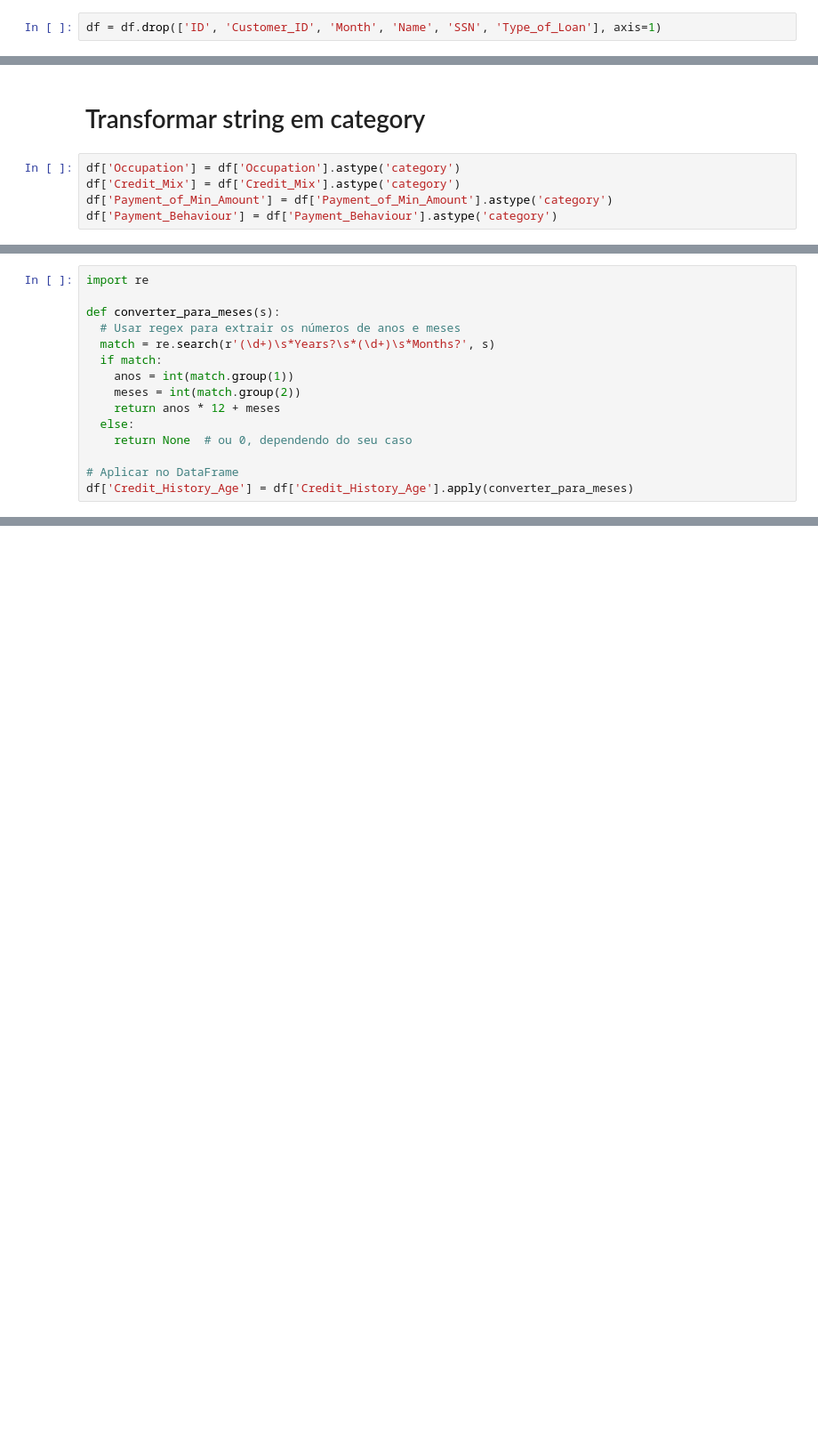
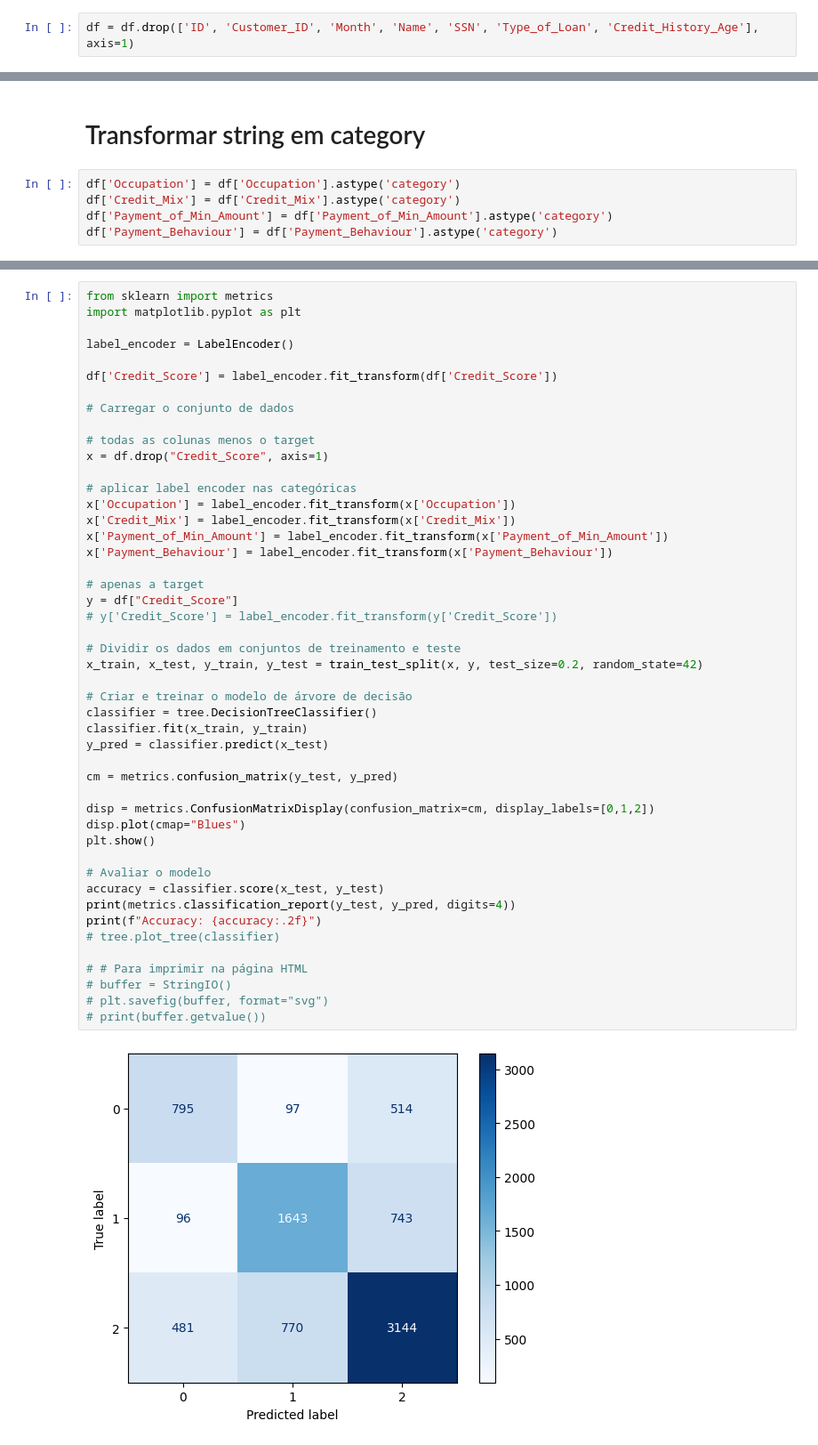
Before and after one commit to akemi-m/machine-learning, a Jupyter notebook: docs/arvore-decisao/decision-tree.ipynb, the cells around one changed output, grey strips where cells are left out. Shown: that part at 89% size. Cells and saved outputs as stored; diff of their text form; blank space fills up the shorter version.

```diff
--- a/docs/arvore-decisao/decision-tree.ipynb
+++ b/docs/arvore-decisao/decision-tree.ipynb
@@ -127,7 +518,7 @@ memory usage: 6.1 MB
 # %% [markdown]
 # Remover colunas que não entram em modelos
 # %%
-df = df.drop(['ID', 'Customer_ID', 'Month', 'Name', 'SSN', 'Type_of_Loan'], axis=1)
+df = df.drop(['ID', 'Customer_ID', 'Month', 'Name', 'SSN', 'Type_of_Loan', 'Credit_History_Age'], axis=1)
 # %%
 df.info()
 # %% [output]
@@ -277,15 +665,0 @@ memory usage: 7.3 MB
-# %%
-import re
-
-def converter_para_meses(s):
-  # Usar regex para extrair os números de anos e meses
-  match = re.search(r'(\d+)\s*Years?\s*(\d+)\s*Months?', s)
-  if match:
-    anos = int(match.group(1))
-    meses = int(match.group(2))
-    return anos * 12 + meses
-  else:
-    return None  # ou 0, dependendo do seu caso
-
-# Aplicar no DataFrame
-df['Credit_History_Age'] = df['Credit_History_Age'].apply(converter_para_meses)
@@ -291,0 +674,49 @@ df['Credit_History_Age'] = df['Credit_History_Age'].apply(converter_para_meses)
+# %%
+from sklearn import metrics
+import matplotlib.pyplot as plt
+
+label_encoder = LabelEncoder()
+
+df['Credit_Score'] = label_encoder.fit_transform(df['Credit_Score'])
+
+# Carregar o conjunto de dados
+
+# todas as colunas menos o target
+x = df.drop("Credit_Score", axis=1)
+
+# aplicar label encoder nas categóricas
+x['Occupation'] = label_encoder.fit_transform(x['Occupation'])
+x['Credit_Mix'] = label_encoder.fit_transform(x['Credit_Mix'])
+x['Payment_of_Min_Amount'] = label_encoder.fit_transform(x['Payment_of_Min_Amount'])
+x['Payment_Behaviour'] = label_encoder.fit_transform(x['Payment_Behaviour'])
+
+# apenas a target
+y = df["Credit_Score"]
+# y['Credit_Score'] = label_encoder.fit_transform(y['Credit_Score'])
+
+# Dividir os dados em conjuntos de treinamento e teste
+x_train, x_test, y_train, y_test = train_test_split(x, y, test_size=0.2, random_state=42)
+
+# Criar e treinar o modelo de árvore de decisão
+classifier = tree.DecisionTreeClassifier()
+classifier.fit(x_train, y_train)
+y_pred = classifier.predict(x_test)
+
+cm = metrics.confusion_matrix(y_test, y_pred)
+
+disp = metrics.ConfusionMatrixDisplay(confusion_matrix=cm, display_labels=[0,1,2])
+disp.plot(cmap="Blues")
+plt.show()
+
+# Avaliar o modelo
+accuracy = classifier.score(x_test, y_test)
+print(metrics.classification_report(y_test, y_pred, digits=4))
+print(f"Accuracy: {accuracy:.2f}")
+# tree.plot_tree(classifier)
+
+# # Para imprimir na página HTML
+# buffer = StringIO()
+# plt.savefig(buffer, format="svg")
+# print(buffer.getvalue())
+# %% [output]
+[figure, added]
```
Also changed, not shown: parts of 40 cells of this notebook, 2 other files.
